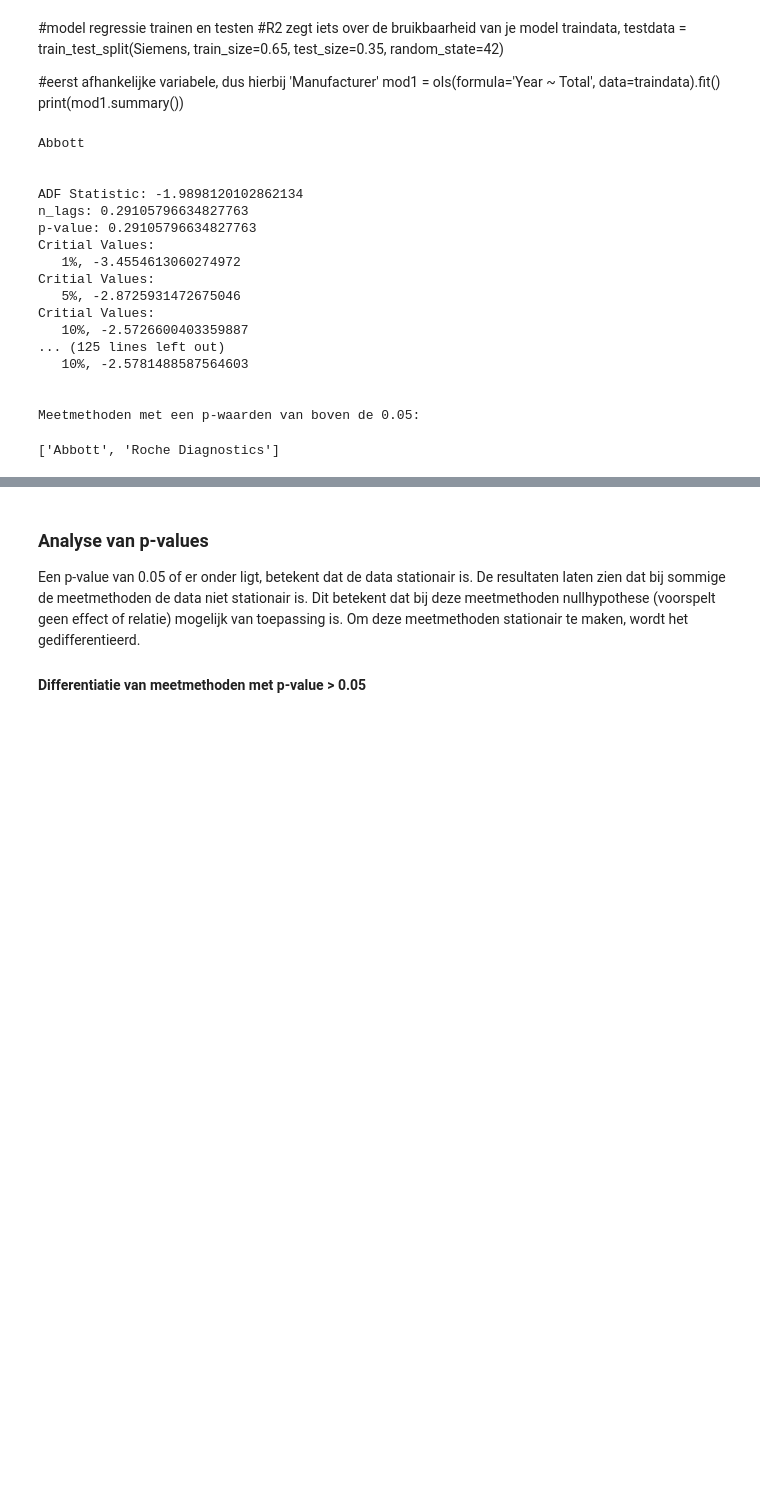
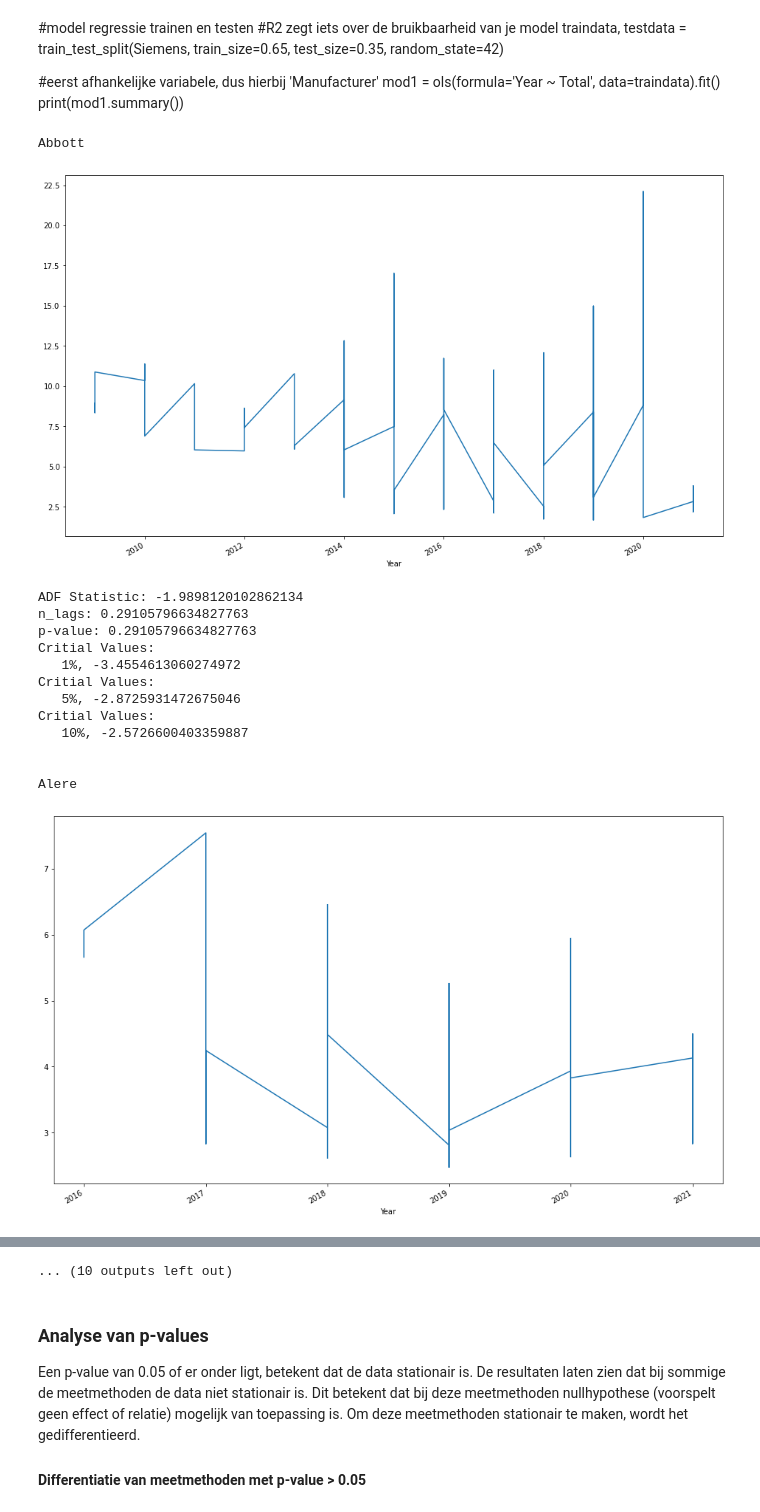
Before and after one commit to DSa-HbA1c/Predictions, a Jupyter notebook: Prediction_Arima_model.ipynb, the cells around one changed output, grey strips where cells are left out. Cells and saved outputs as stored; diff of their text form; code cells hidden in the pictures; blank space fills up the shorter version.

```diff
--- a/Prediction_Arima_model.ipynb
+++ b/Prediction_Arima_model.ipynb
@@ -141,47 +145,46 @@ top10_manufacturers= top10_manufacturers.dropna()
 # %%
 # Check for stationarity of the time-series data
 # We will look for p-value. In case, p-value is less than 0.05, the time series data can said to have stationarity
 from statsmodels.tsa.stattools import adfuller
-manufacturers = top10_manufacturers.groupby("Manufacturer")
 List_meetmethoden = []
 
 
 #AIC input is to compute the optimal number iteratively.
 for name, data in manufacturers:
     data= data.dropna()
     print(name)
     df_stationarityTest = adfuller(data['Total'], autolag='AIC')
+
+    data['Total'].plot(figsize=(16,10))
+    plt.show()
     print("\n")
     print(f'ADF Statistic: {df_stationarityTest[0]}')
     print(f'n_lags: {df_stationarityTest[1]}')
     print(f'p-value: {df_stationarityTest[1]}')
     for key, value in df_stationarityTest[4].items():
         print('Critial Values:')
         print(f'   {key}, {value}')
 
 
     if df_stationarityTest[1] > 0.05:
         List_meetmethoden.append(name)
     print("\n")
 
 print("Meetmethoden met een p-waarden van boven de 0.05:")
 List_meetmethoden
 # %% [output]
 Abbott
-
-
-ADF Statistic: -1.9898120102862134
-n_lags: 0.29105796634827763
-p-value: 0.29105796634827763
-Critial Values:
-   1%, -3.4554613060274972
-Critial Values:
-   5%, -2.8725931472675046
-Critial Values:
-   10%, -2.5726600403359887
-... (125 lines left out)
-   10%, -2.5781488587564603
-
-
-Meetmethoden met een p-waarden van boven de 0.05:
+[figure, added]
-['Abbott', 'Roche Diagnostics']
+ADF Statistic: -1.9898120102862134
+n_lags: 0.29105796634827763
+p-value: 0.29105796634827763
+Critial Values:
+   1%, -3.4554613060274972
+Critial Values:
+   5%, -2.8725931472675046
+Critial Values:
+   10%, -2.5726600403359887
+
+
+Alere
+[figure, added]
@@ -188,3 +243,4 @@ Meetmethoden met een p-waarden van boven de 0.05:
+... (10 outputs left out)
 # %% [markdown]
 ### Analyse van p-values
 Een p-value van 0.05 of er onder ligt, betekent dat de data stationair is. De resultaten laten zien dat bij sommige de meetmethoden de data niet stationair is. Dit betekent dat bij deze meetmethoden nullhypothese (voorspelt geen effect of relatie) mogelijk van toepassing is.
```
Also changed, not shown: parts of 6 cells of this notebook.
